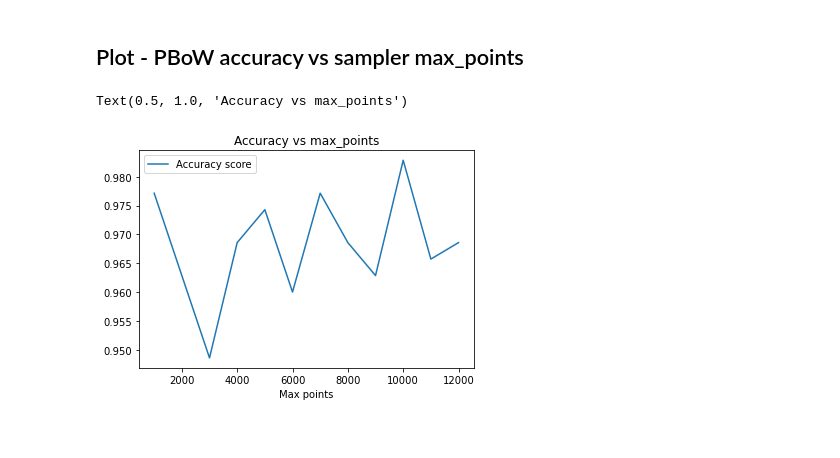
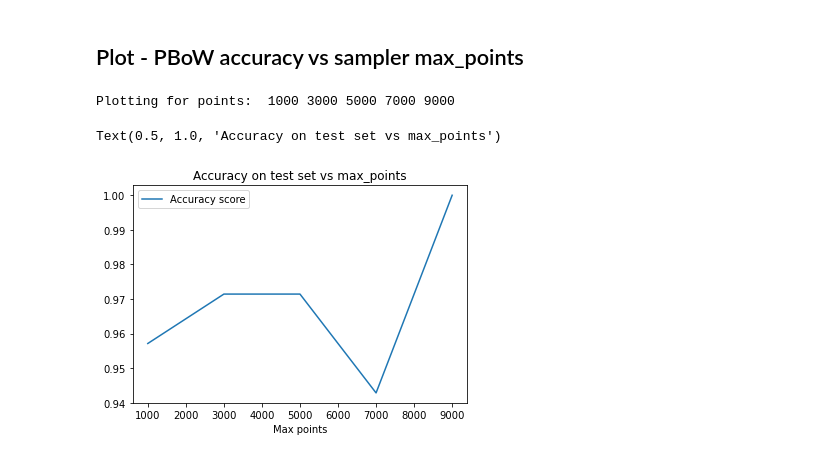
Before and after one commit to bazko1/PersistenceCodebooks, a Jupyter notebook: experiments/synthetic/Model_Comparison.ipynb, the cells around one changed output. Cells and saved outputs as stored; diff of their text form; code cells hidden in the pictures.

```diff
--- a/experiments/synthetic/Model_Comparison.ipynb
+++ b/experiments/synthetic/Model_Comparison.ipynb
@@ -197,4 +163,5 @@ def save(obj, path):
 # %%
+#Hyperparameter optimization
 for name, grid in models_to_test.items():
     print(name)
     grid_path = f"precomputed/grid/{name}.dill"
@@ -205,7 +172,7 @@ for name, grid in models_to_test.items():
         models_to_test[name] = out
     else:
         grid.verbose = 10
-        grid.fit(X, y)
+        grid.fit(X_train, y_train)
         save(grid, grid_path)
 # %% [output]
 PBoW
@@ -342,27 +291,25 @@ Text(0.5, 1.0, 'Accuracy vs number of components')
 # %% [markdown]
 ## Plot - PBoW accuracy vs sampler max_points
-# %%
-best_max_points = models_to_test["PBoW"].best_params_["Model__sampler__max_points"]
-best_n_clusters = models_to_test["PBoW"].best_params_["Model__cluster__n_clusters"]
-best_weight = models_to_test["PBoW"].best_params_["Model__sampler__weight_function"]
-best_C = models_to_test["PBoW"].best_params_["Predictor__C"]
-
-result_list = []
-max_points_range = np.arange(1000, 13000, 1000)
-for max_points in max_points_range:
-    final_pipeline = Pipeline([
-        ("pbow",  PersistentBow(KMeans(best_n_clusters, n_init=1, max_iter=100, random_state=42),
-                                sampler=RandomPDSampler(max_points, best_weight, random_state=42))),
-        ("Predictor", SVC(kernel="linear", C=best_C))
-    ])
-
-    results = cross_val_score(final_pipeline, X, y, cv=splits)
-    result_list.append(np.mean(results))
-
-plt.plot(max_points_range, result_list, label="Accuracy score")
-plt.xlabel("Max points")
-plt.legend()
-plt.title("Accuracy vs max_points")
-# %% [output]
-Text(0.5, 1.0, 'Accuracy vs max_points')
-[figure, removed]
+# %%
+best_estimator = models_to_test["PBoW"].best_estimator_
+max_points_range = models_to_test["PBoW"].param_grid["Model__sampler__max_points"]
+
+print("Plotting for points: ", end=" ")
+
+result_list = []
+for max_points in max_points_range:
+    estimator = sklearn.base.clone(best_estimator)
+    print(max_points, end = " ")
+    estimator = estimator.set_params(Model__sampler__max_points=max_points)
+    estimator.fit(X_train, y_train)
+    results = estimator.score(X_test, y_test)
+    result_list.append(results)
+
+plt.plot(max_points_range, result_list, label="Accuracy score")
+plt.xlabel("Max points")
+plt.legend()
+plt.title("Accuracy on test set vs max_points")
+# %% [output]
+Plotting for points:  1000 3000 5000 7000 9000
+Text(0.5, 1.0, 'Accuracy on test set vs max_points')
+[figure, added]
```
Also changed, not shown: parts of 12 cells of this notebook, 18 other files.
